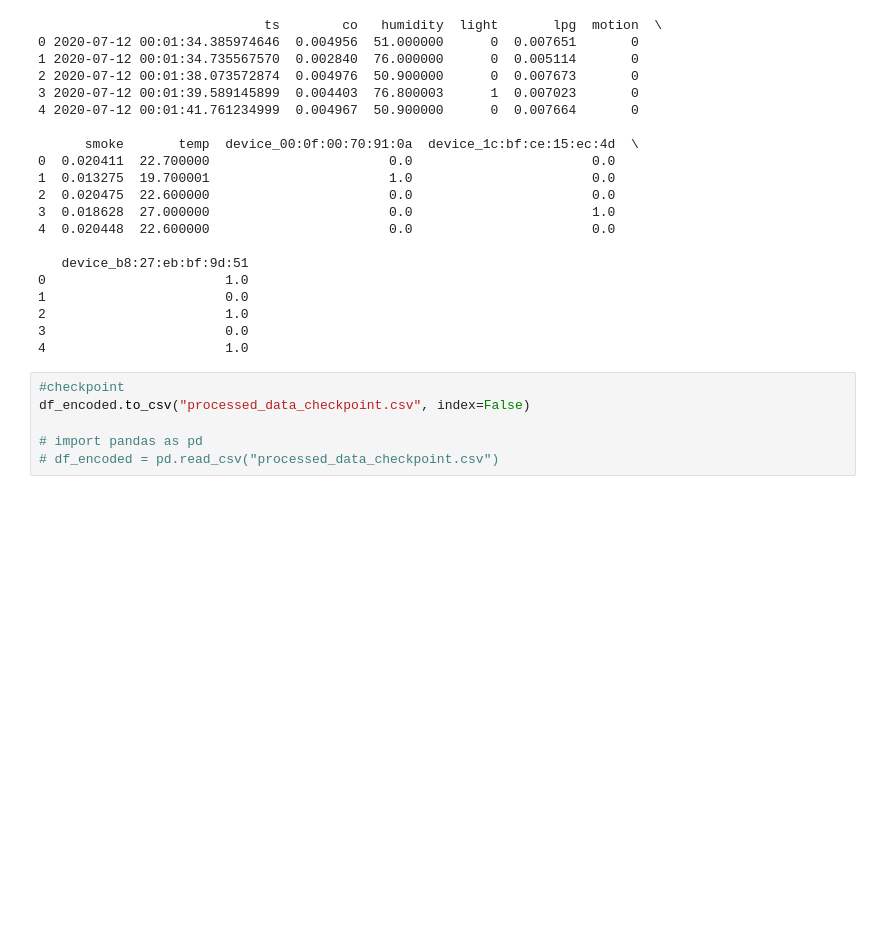
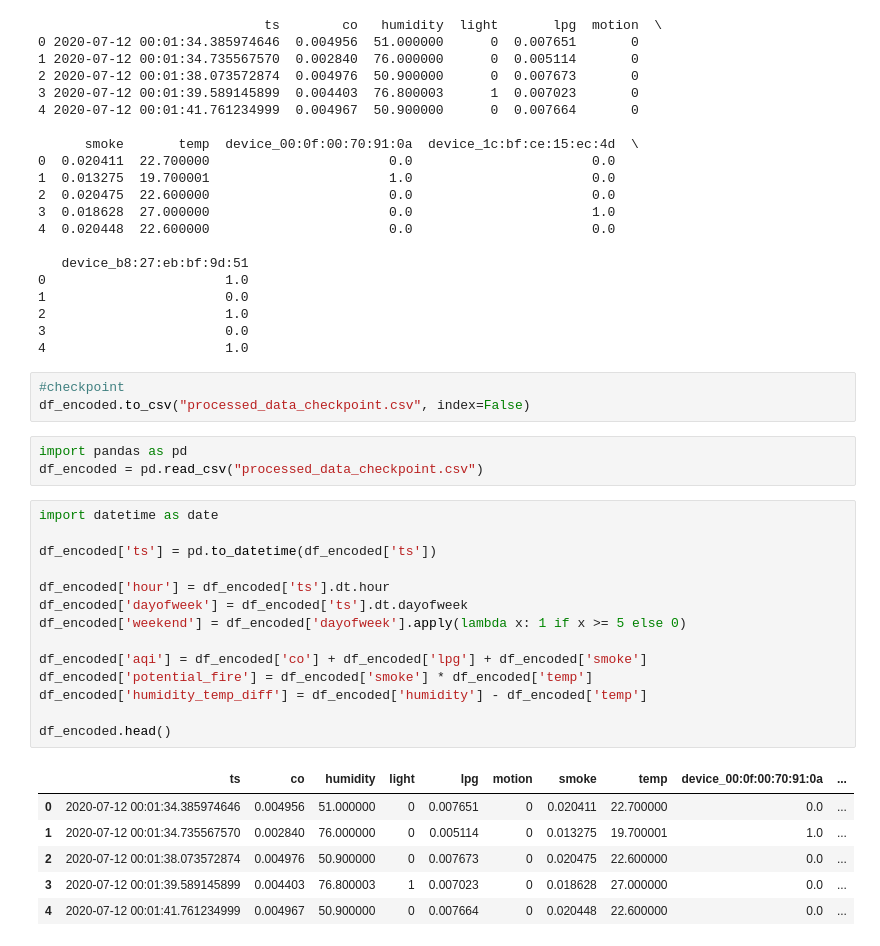
Before and after one commit to Abasar03/enhanced-iot-fire-prediction, a Jupyter notebook: data_mining.ipynb, the cells around one changed output. Cells and saved outputs as stored; diff of their text form; blank space fills up the shorter version.

```diff
--- a/data_mining.ipynb
+++ b/data_mining.ipynb
@@ -210,6 +213,27 @@ print(df_encoded.head())
 # %%
 #checkpoint
 df_encoded.to_csv("processed_data_checkpoint.csv", index=False)
-
-# import pandas as pd
-# df_encoded = pd.read_csv("processed_data_checkpoint.csv")
+# %%
+import pandas as pd
+df_encoded = pd.read_csv("processed_data_checkpoint.csv")
+# %%
+import datetime as date
+
+df_encoded['ts'] = pd.to_datetime(df_encoded['ts'])
+
+df_encoded['hour'] = df_encoded['ts'].dt.hour
+df_encoded['dayofweek'] = df_encoded['ts'].dt.dayofweek
+df_encoded['weekend'] = df_encoded['dayofweek'].apply(lambda x: 1 if x >= 5 else 0)
+
+df_encoded['aqi'] = df_encoded['co'] + df_encoded['lpg'] + df_encoded['smoke']
+df_encoded['potential_fire'] = df_encoded['smoke'] * df_encoded['temp']
+df_encoded['humidity_temp_diff'] = df_encoded['humidity'] - df_encoded['temp']
+
+df_encoded.head()
+# %% [output]
+|  | ts | co | humidity | light | lpg | motion | smoke | temp | device_00:0f:00:70:91:0a | ... |
+| 0 | 2020-07-12 00:01:34.385974646 | 0.004956 | 51.000000 | 0 | 0.007651 | 0 | 0.020411 | 22.700000 | 0.0 | ... |
+| 1 | 2020-07-12 00:01:34.735567570 | 0.002840 | 76.000000 | 0 | 0.005114 | 0 | 0.013275 | 19.700001 | 1.0 | ... |
+| 2 | 2020-07-12 00:01:38.073572874 | 0.004976 | 50.900000 | 0 | 0.007673 | 0 | 0.020475 | 22.600000 | 0.0 | ... |
+| 3 | 2020-07-12 00:01:39.589145899 | 0.004403 | 76.800003 | 1 | 0.007023 | 0 | 0.018628 | 27.000000 | 0.0 | ... |
+| 4 | 2020-07-12 00:01:41.761234999 | 0.004967 | 50.900000 | 0 | 0.007664 | 0 | 0.020448 | 22.600000 | 0.0 | ... |
```
Also changed, not shown: parts of 7 cells of this notebook.
